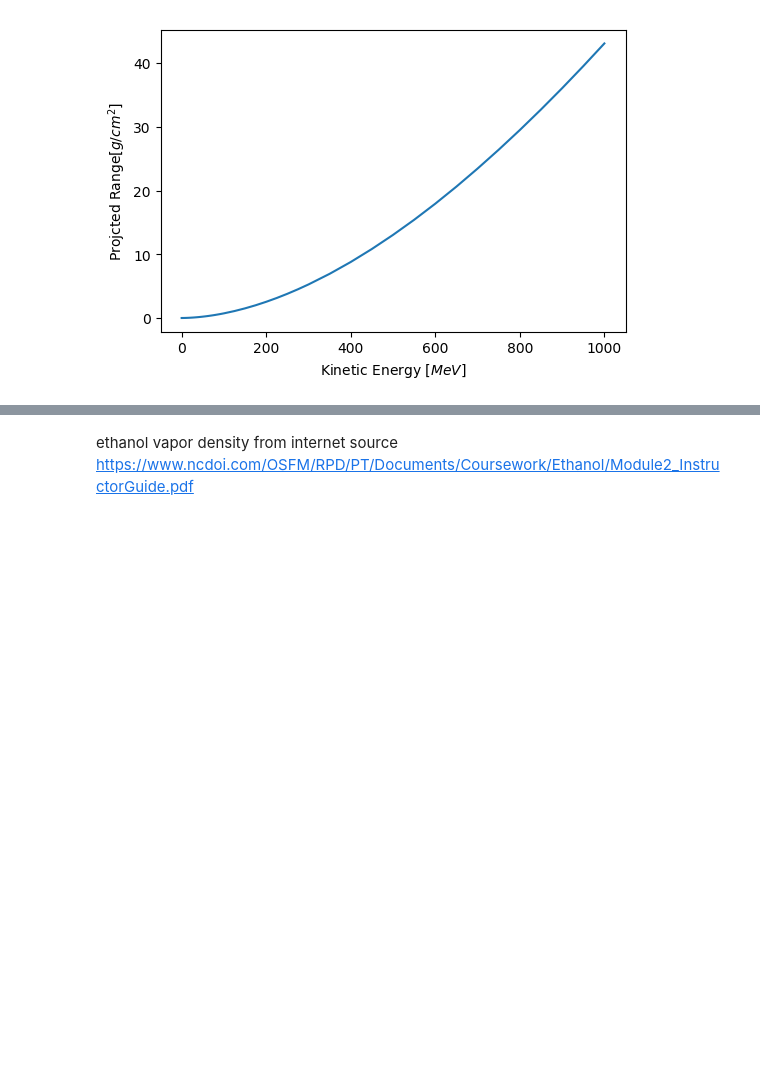
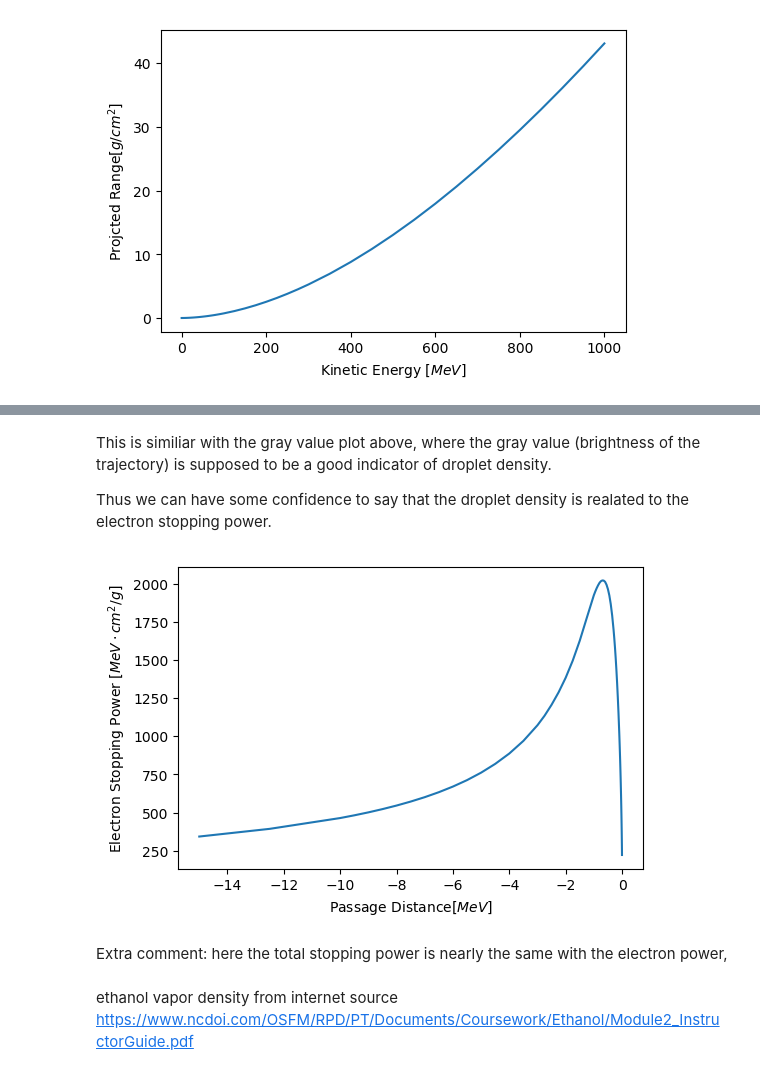
Before and after one commit to EigenSolver/Advanced-Laboratory, a Jupyter notebook: Experiment4/Cloud Chamber.ipynb, the cells around one changed output, grey strips where cells are left out. Saved outputs shown, nothing was run; the diff lists cells and outputs as text; code cells hidden in the pictures; blank space fills up the shorter version.

```diff
--- a/Experiment4/Cloud Chamber.ipynb
+++ b/Experiment4/Cloud Chamber.ipynb
@@ -188,3 +218,21 @@ plt.show()
+# %% [markdown]
+This is similiar with the gray value plot above, where the gray value (brightness of the trajectory) is supposed to be a good indicator of droplet density.
+
+Thus we can have some confidence to say that the droplet density is realated to the electron stopping power.
+# %%
+fig,ax=plt.subplots()
+fig.set_dpi(100)
+bound=80
+plt.plot(-ASTAR_data.Kinetic_Energy[:bound],ASTAR_data.Total_Stp_Pow[:bound])
+plt.ylabel(r"Electron Stopping Power [$MeV\cdot cm^2/g$]")
+plt.xlabel(r"Passage Distance$[MeV]$")
+# plt.xticks(np.arange(-3,4),np.vectorize(lambda x: r"$10^{"+str(x)+"}$")(np.arange(-3,4)))
+# plt.yticks(np.arange(1.5,3.3,0.5),np.vectorize(lambda x: r"$10^{"+str(x)+"}$")(np.arange(1.5,3.3,0.5)))
+plt.show()
+# %% [output]
+[figure, added]
+# %% [markdown]
+Extra comment: here the total stopping power is nearly the same with the electron power,
 # %% [markdown]
 ethanol vapor density from internet source
 https://www.ncdoi.com/OSFM/RPD/PT/Documents/Coursework/Ethanol/Module2_InstructorGuide.pdf
```
Also changed, not shown: parts of 8 cells of this notebook, 1 other file.
